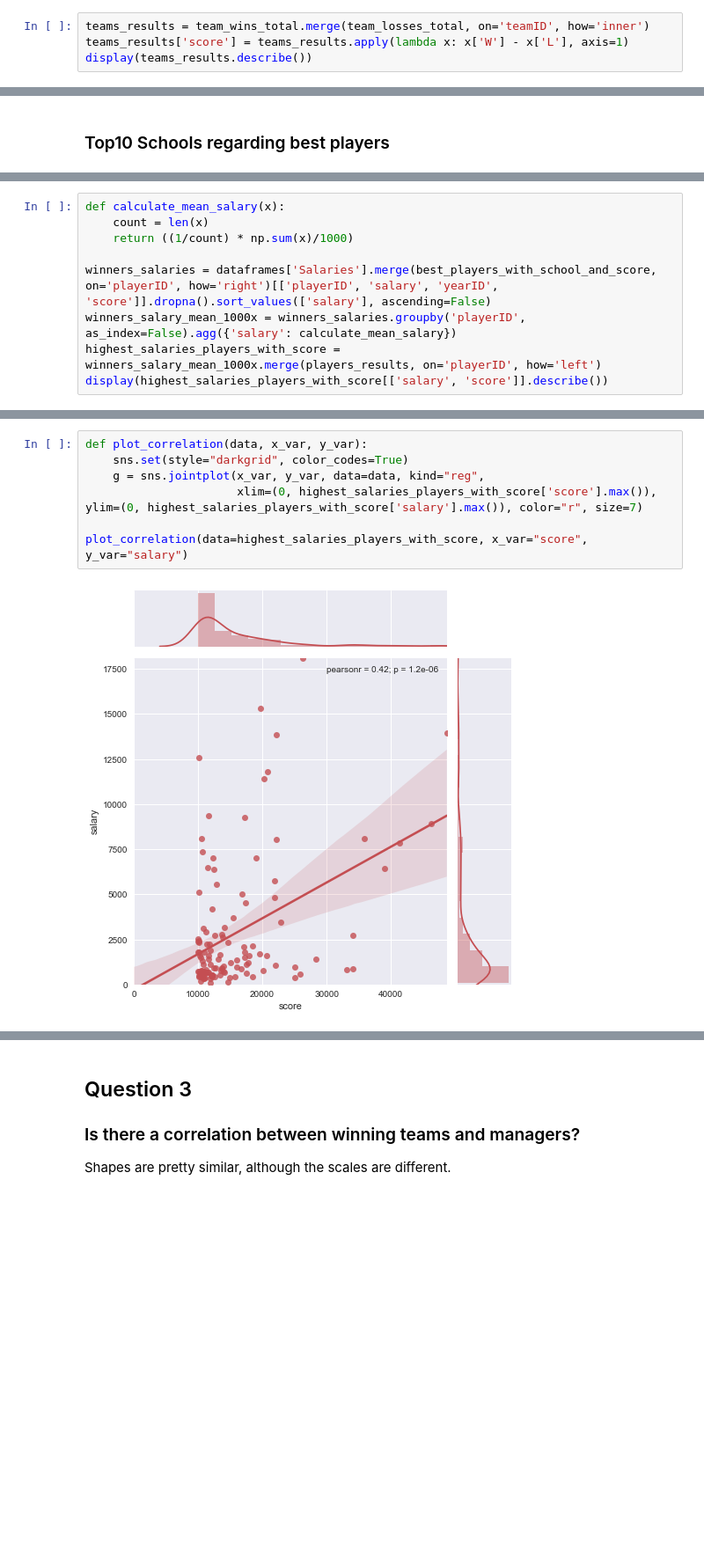
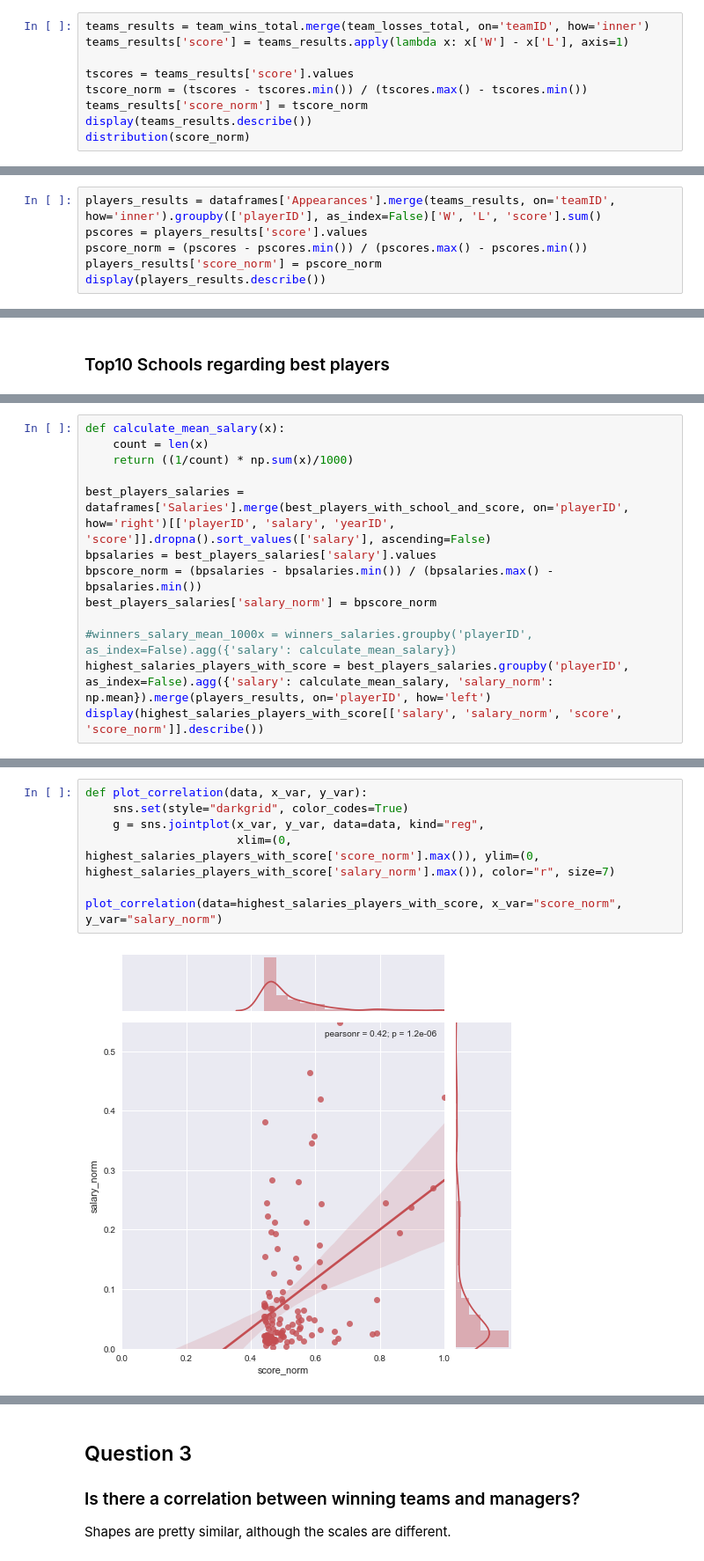
Before and after one commit to davidvartanian/dand-data-analysis-process, a Jupyter notebook: Investigate Data.ipynb, the cells around one changed output, grey strips where cells are left out. Shown at 88% size. Drawn from its saved outputs; the diff is of its cells as text; blank space fills up the shorter version.

Commit message:
docs: Final changes
- Added new visualisations
- Normalised scores
- Removed obsolete cells
- Added conclusion

```diff
--- a/Investigate Data.ipynb
+++ b/Investigate Data.ipynb
@@ -196,5 +147,10 @@ There is no direct relationship between players and teams. It means that I will
 # %%
 teams_results = team_wins_total.merge(team_losses_total, on='teamID', how='inner')
 teams_results['score'] = teams_results.apply(lambda x: x['W'] - x['L'], axis=1)
+
+tscores = teams_results['score'].values
+tscore_norm = (tscores - tscores.min()) / (tscores.max() - tscores.min())
+teams_results['score_norm'] = tscore_norm
 display(teams_results.describe())
+distribution(score_norm)
 # %% [output]
@@ -259,0 +224,6 @@ Best 2% of players that score = W - L is the highest
+# %%
+players_results = dataframes['Appearances'].merge(teams_results, on='teamID', how='inner').groupby(['playerID'], as_index=False)['W', 'L', 'score'].sum()
+pscores = players_results['score'].values
+pscore_norm = (pscores - pscores.min()) / (pscores.max() - pscores.min())
+players_results['score_norm'] = pscore_norm
+display(players_results.describe())
@@ -357,8 +303,12 @@ def calculate_mean_salary(x):
     count = len(x)
     return ((1/count) * np.sum(x)/1000)
 
-winners_salaries = dataframes['Salaries'].merge(best_players_with_school_and_score, on='playerID', how='right')[['playerID', 'salary', 'yearID', 'score']].dropna().sort_values(['salary'], ascending=False)
-winners_salary_mean_1000x = winners_salaries.groupby('playerID', as_index=False).agg({'salary': calculate_mean_salary})
-highest_salaries_players_with_score = winners_salary_mean_1000x.merge(players_results, on='playerID', how='left')
-display(highest_salaries_players_with_score[['salary', 'score']].describe())
+best_players_salaries = dataframes['Salaries'].merge(best_players_with_school_and_score, on='playerID', how='right')[['playerID', 'salary', 'yearID', 'score']].dropna().sort_values(['salary'], ascending=False)
+bpsalaries = best_players_salaries['salary'].values
+bpscore_norm = (bpsalaries - bpsalaries.min()) / (bpsalaries.max() - bpsalaries.min())
+best_players_salaries['salary_norm'] = bpscore_norm
+
+#winners_salary_mean_1000x = winners_salaries.groupby('playerID', as_index=False).agg({'salary': calculate_mean_salary})
+highest_salaries_players_with_score = best_players_salaries.groupby('playerID', as_index=False).agg({'salary': calculate_mean_salary, 'salary_norm': np.mean}).merge(players_results, on='playerID', how='left')
+display(highest_salaries_players_with_score[['salary', 'salary_norm', 'score', 'score_norm']].describe())
 # %% [output]
@@ -374,9 +338,9 @@ display(highest_salaries_players_with_score[['salary', 'score']].describe())
 # %%
 def plot_correlation(data, x_var, y_var):
     sns.set(style="darkgrid", color_codes=True)
     g = sns.jointplot(x_var, y_var, data=data, kind="reg",
-                      xlim=(0, highest_salaries_players_with_score['score'].max()), ylim=(0, highest_salaries_players_with_score['salary'].max()), color="r", size=7)
+                      xlim=(0, highest_salaries_players_with_score['score_norm'].max()), ylim=(0, highest_salaries_players_with_score['salary_norm'].max()), color="r", size=7)
 
-plot_correlation(data=highest_salaries_players_with_score, x_var="score", y_var="salary")
+plot_correlation(data=highest_salaries_players_with_score, x_var="score_norm", y_var="salary_norm")
 # %% [output]
-[figure, old version]
+[figure, new version]
```
Also changed, not shown: parts of 52 cells of this notebook.
